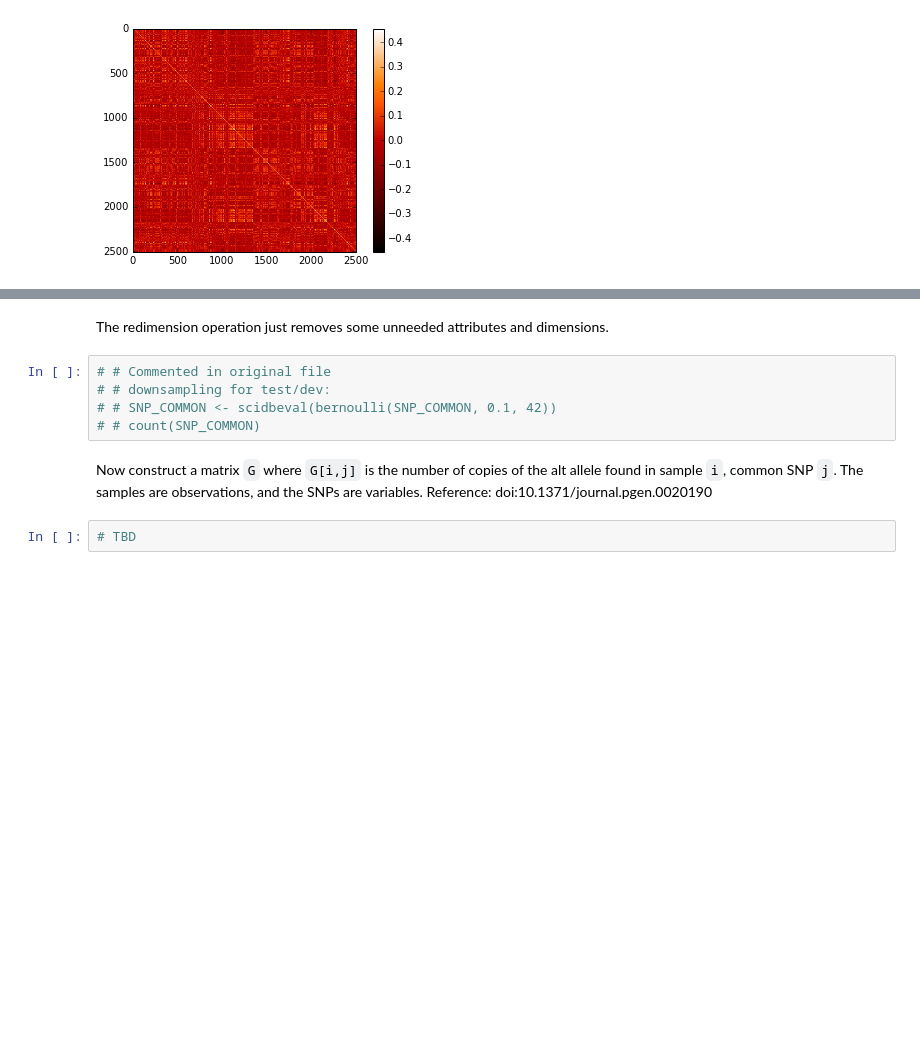
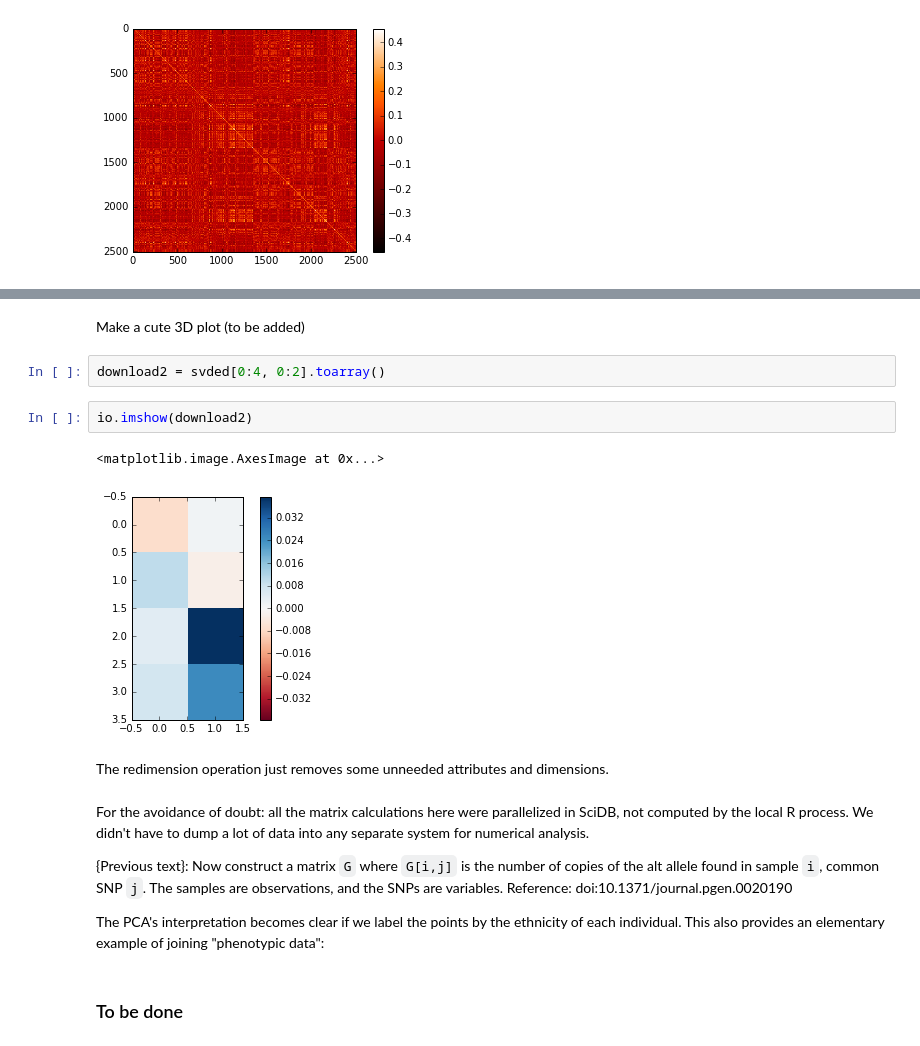
Before and after one commit to ksens/scidb-notebooks, a Jupyter notebook: 1000G.ipynb, the cells around one changed output, grey strips where cells are left out. Drawn from its saved outputs; the diff is of its cells as text; blank space fills up the shorter version.

```diff
--- a/1000G.ipynb
+++ b/1000G.ipynb
@@ -225,11 +240,20 @@ download = svded[:, 0:3].toarray()
+# %% [markdown]
+Make a cute 3D plot (to be added)
+# %%
+download2 = svded[0:4, 0:2].toarray()
+# %%
+io.imshow(download2)
+# %% [output]
+<matplotlib.image.AxesImage at 0x...>
+[figure, added]
 # %% [markdown]
 The redimension operation just removes some unneeded attributes and dimensions.
-# %%
-# # Commented in original file
-# # downsampling for test/dev:
-# # SNP_COMMON <- scidbeval(bernoulli(SNP_COMMON, 0.1, 42))
-# # count(SNP_COMMON)
 # %% [markdown]
-Now construct a matrix `G` where `G[i,j]` is the number of copies of the alt allele found in sample `i`, common SNP `j`. The samples are observations, and the SNPs are variables. Reference: doi:10.1371/journal.pgen.0020190
+
+For the avoidance of doubt: all the matrix calculations here were parallelized in SciDB, not computed by the local R process. We didn't have to dump a lot of data into any separate system for numerical analysis.
+
+{Previous text}: Now construct a matrix `G` where `G[i,j]` is the number of copies of the alt allele found in sample `i`, common SNP `j`. The samples are observations, and the SNPs are variables. Reference: doi:10.1371/journal.pgen.0020190
+
+The PCA's interpretation becomes clear if we label the points by the ethnicity of each individual. This also provides an elementary example of joining "phenotypic data":
-# %%
-# TBD
+# %% [markdown]
+### To be done
```
Also changed, not shown: parts of 13 cells of this notebook, 2 other files.
